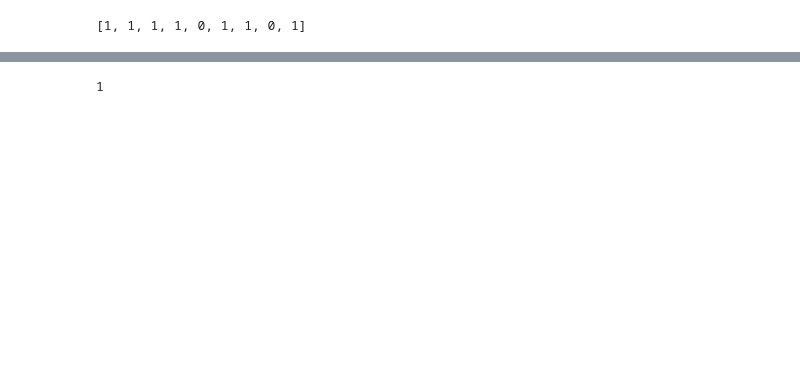
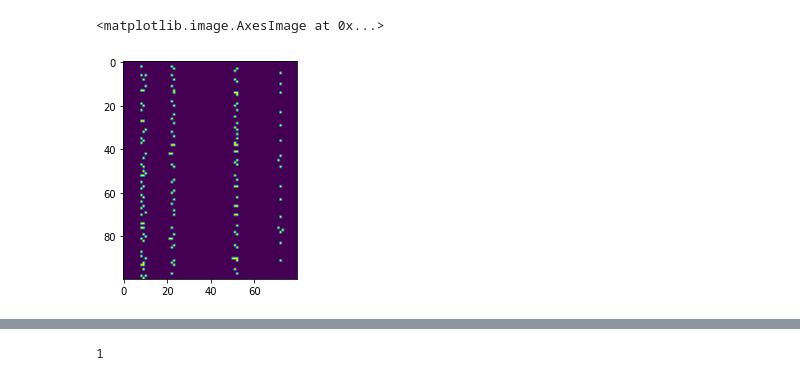
Before and after one commit to danielgafni/masters, a Jupyter notebook: notebooks/Agent.ipynb, the cells around one changed output, grey strips where cells are left out. Drawn from its saved outputs; the diff is of its cells as text; code cells hidden in the pictures; blank space fills up the shorter version.

```diff
--- a/notebooks/Agent.ipynb
+++ b/notebooks/Agent.ipynb
@@ -94,9 +139,10 @@ plt.imshow(agent.actor.monitors["In"].get("s").view(100, -1).t())
+# %%
+plt.imshow(agent.critic.monitors["In"].get("s").squeeze(1))
+# %% [output]
+<matplotlib.image.AxesImage at 0x...>
+[figure, added]
 # %%
 episode = trainer.play_episode(agent, "CartPole-v0", render=True)
-# %%
-[t.action for t in episode.transitions]
-# %% [output]
-[1, 1, 1, 1, 0, 1, 1, 0, 1]
 # %%
 plt.hist([t.action for t in episode.transitions], bins=10)
 # %% [output]
```
Also changed, not shown: parts of 20 cells of this notebook, 22 other files.
